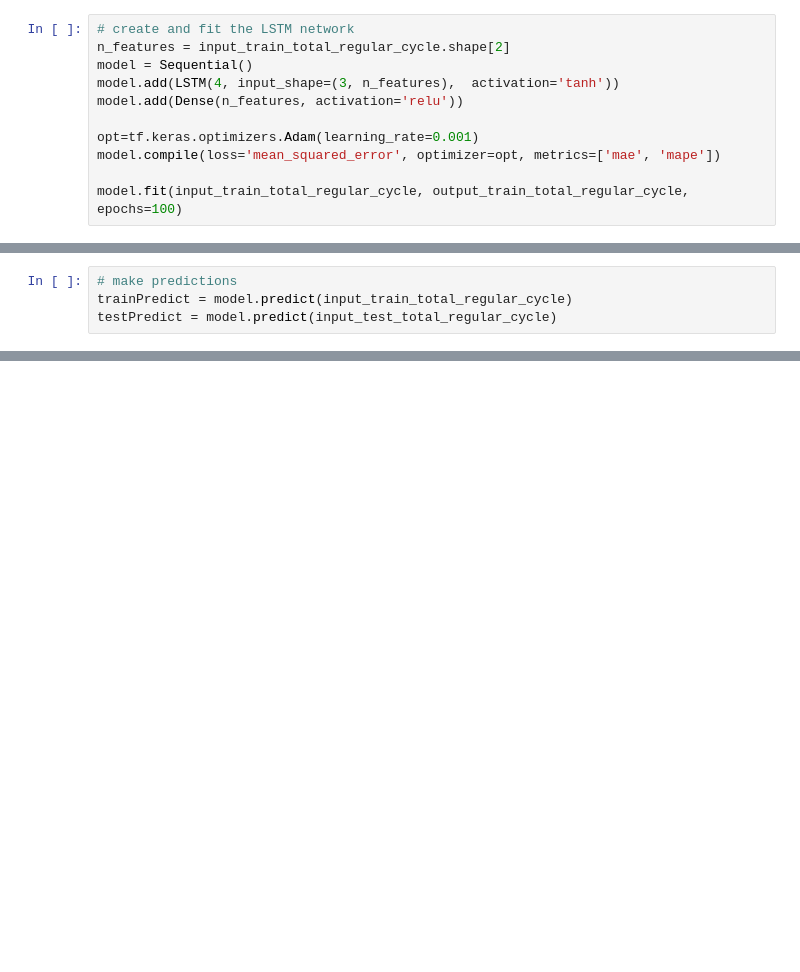
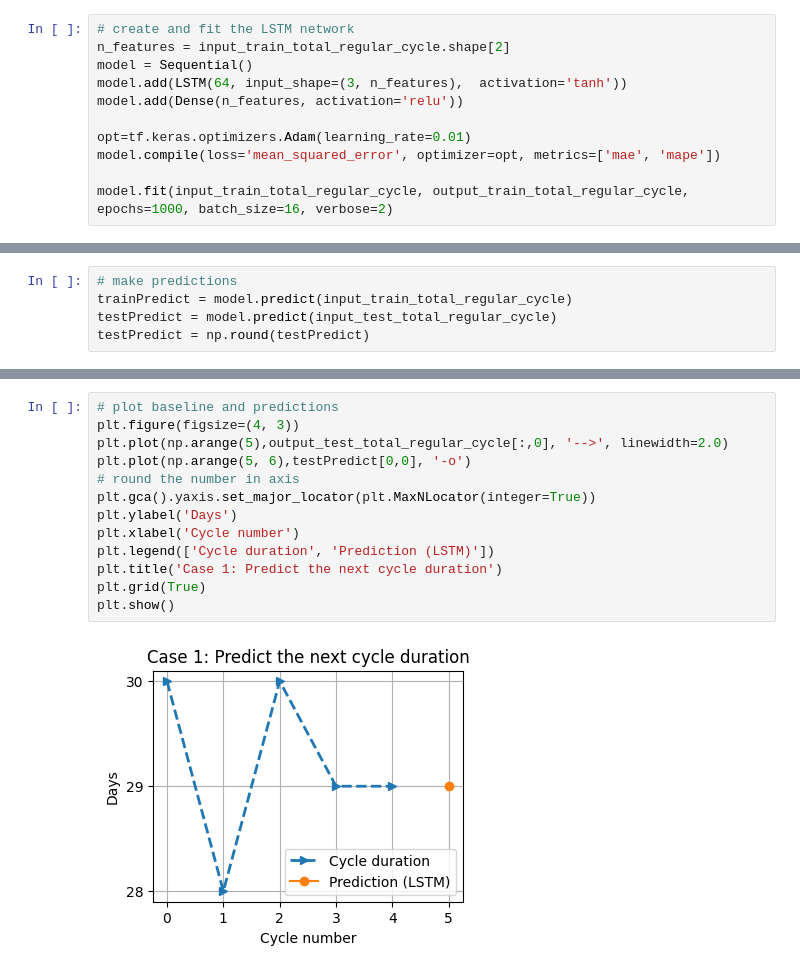
Before and after one commit to cilab-ufersa/period_cycle_prediction, a Jupyter notebook: period_cycle_prediction/lstm.ipynb, the cells around one changed output, grey strips where cells are left out. Saved outputs shown, nothing was run; the diff lists cells and outputs as text; blank space fills up the shorter version.

Commit message:
refactor: refactored lstm

```diff
--- a/period_cycle_prediction/lstm.ipynb
+++ b/period_cycle_prediction/lstm.ipynb
@@ -71,11 +66,11 @@ Error:
 # create and fit the LSTM network
 n_features = input_train_total_regular_cycle.shape[2]
 model = Sequential()
-model.add(LSTM(4, input_shape=(3, n_features),  activation='tanh'))
+model.add(LSTM(64, input_shape=(3, n_features),  activation='tanh'))
 model.add(Dense(n_features, activation='relu'))
 
-opt=tf.keras.optimizers.Adam(learning_rate=0.001)
+opt=tf.keras.optimizers.Adam(learning_rate=0.01)
 model.compile(loss='mean_squared_error', optimizer=opt, metrics=['mae', 'mape'])
 
-model.fit(input_train_total_regular_cycle, output_train_total_regular_cycle, epochs=100)
+model.fit(input_train_total_regular_cycle, output_train_total_regular_cycle, epochs=1000, batch_size=16, verbose=2)
 # %% [output]
@@ -84,4 +96,5 @@ Error:
 # make predictions
 trainPredict = model.predict(input_train_total_regular_cycle)
 testPredict = model.predict(input_test_total_regular_cycle)
+testPredict = np.round(testPredict)
 # %% [output]
@@ -240,0 +120,15 @@ Error:
+# %%
+# plot baseline and predictions
+plt.figure(figsize=(4, 3))
+plt.plot(np.arange(5),output_test_total_regular_cycle[:,0], '-->', linewidth=2.0)
+plt.plot(np.arange(5, 6),testPredict[0,0], '-o')
+# round the number in axis
+plt.gca().yaxis.set_major_locator(plt.MaxNLocator(integer=True))
+plt.ylabel('Days')
+plt.xlabel('Cycle number')
+plt.legend(['Cycle duration', 'Prediction (LSTM)'])
+plt.title('Case 1: Predict the next cycle duration')
+plt.grid(True)
+plt.show()
+# %% [output]
+[figure, added]
```
Also changed, not shown: parts of 15 cells of this notebook.
